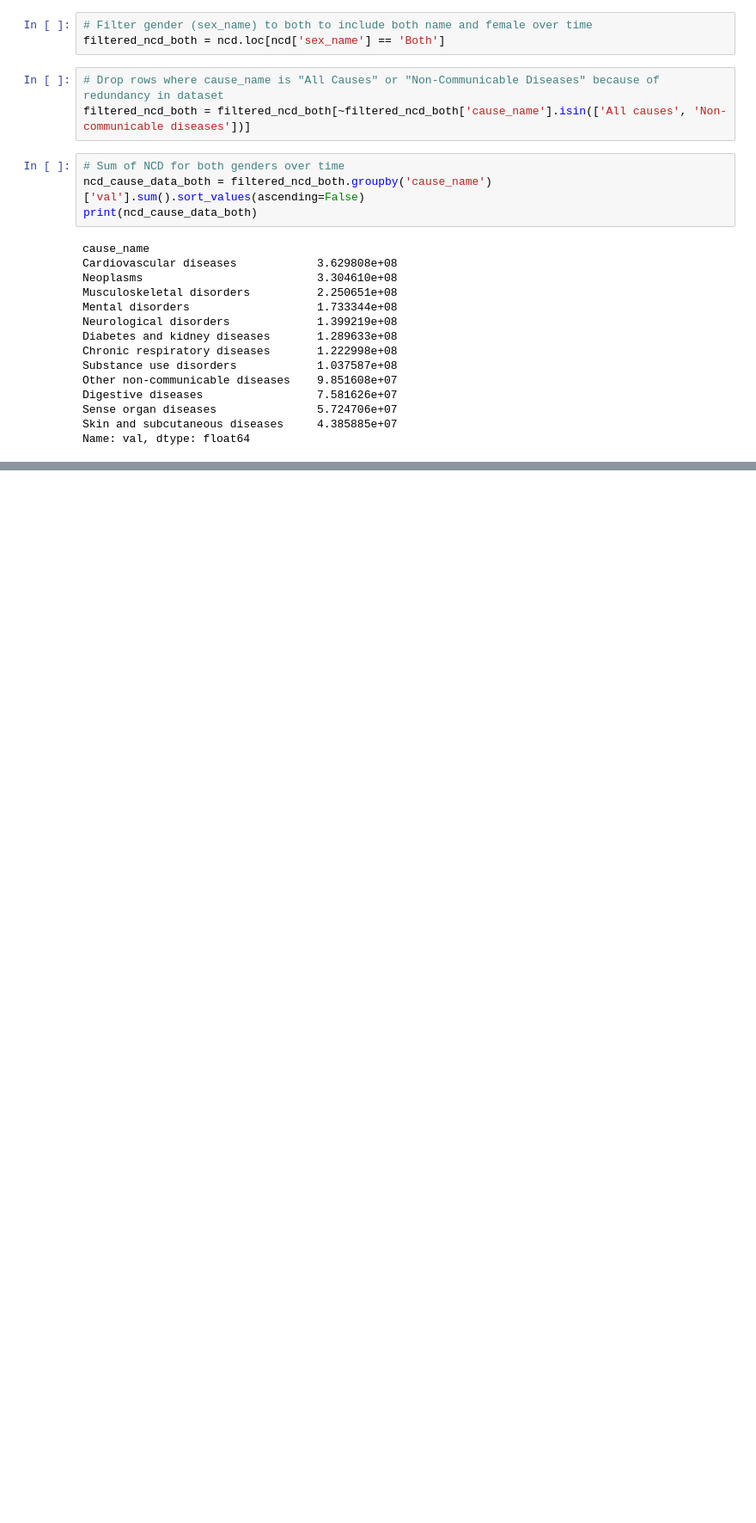
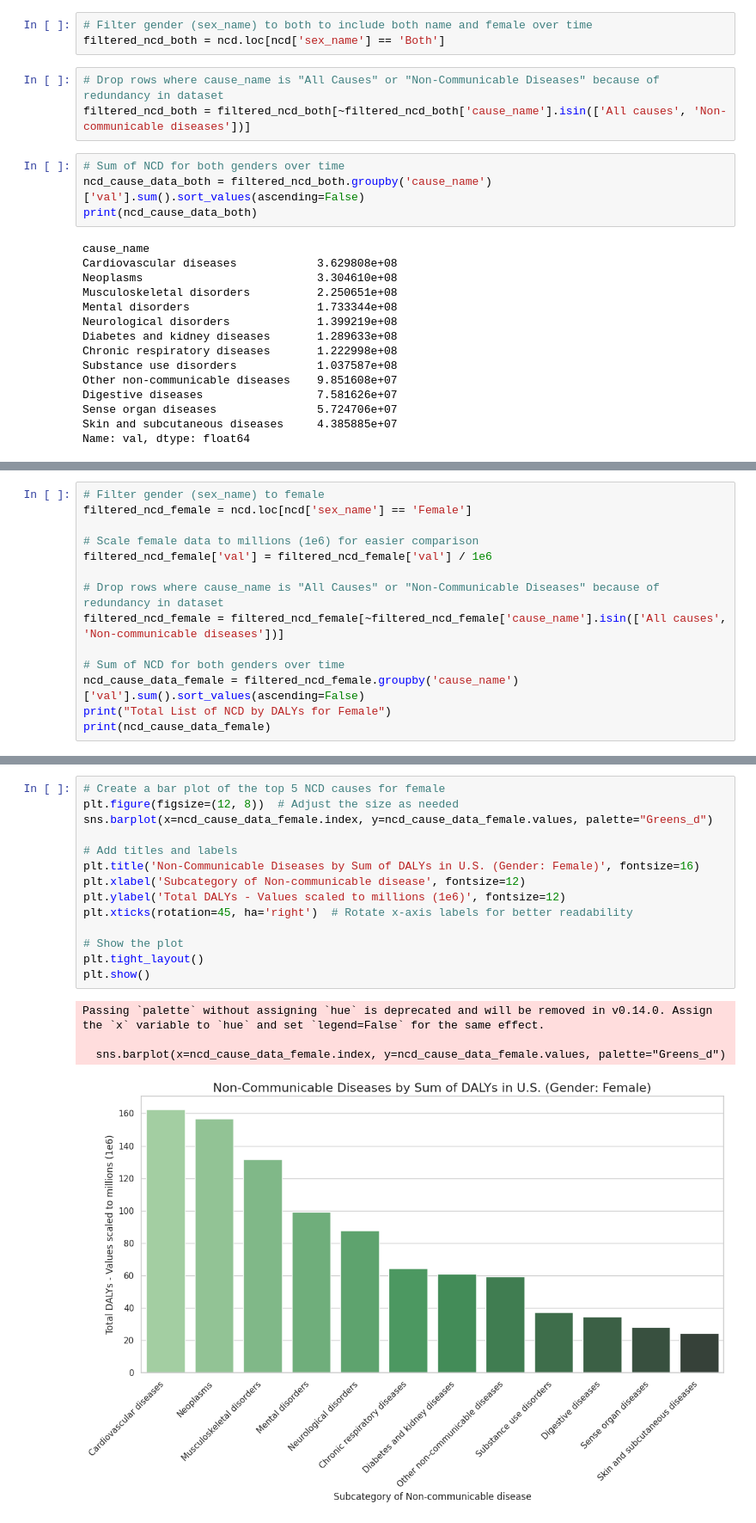
Before and after one commit to atoothman/DATA-70500, a Jupyter notebook: DATA_70500_Toothman_NonCommunicable_Diseases.ipynb, the cells around one changed output, grey strips where cells are left out. Shown: that part at 86% size. Saved outputs shown, nothing was run; the diff lists cells and outputs as text; blank space fills up the shorter version.

```diff
--- a/DATA_70500_Toothman_NonCommunicable_Diseases.ipynb
+++ b/DATA_70500_Toothman_NonCommunicable_Diseases.ipynb
@@ -145,0 +201,14 @@ Passing `palette` without assigning `hue` is deprecated and will be removed in v
+# %%
+# Filter gender (sex_name) to female
+filtered_ncd_female = ncd.loc[ncd['sex_name'] == 'Female']
+
+# Scale female data to millions (1e6) for easier comparison
+filtered_ncd_female['val'] = filtered_ncd_female['val'] / 1e6
+
+# Drop rows where cause_name is "All Causes" or "Non-Communicable Diseases" because of redundancy in dataset
+filtered_ncd_female = filtered_ncd_female[~filtered_ncd_female['cause_name'].isin(['All causes', 'Non-communicable diseases'])]
+
+# Sum of NCD for both genders over time
+ncd_cause_data_female = filtered_ncd_female.groupby('cause_name')['val'].sum().sort_values(ascending=False)
+print("Total List of NCD by DALYs for Female")
+print(ncd_cause_data_female)
@@ -145,0 +236,19 @@ Passing `palette` without assigning `hue` is deprecated and will be removed in v
+# %%
+# Create a bar plot of the top 5 NCD causes for female
+plt.figure(figsize=(12, 8))  # Adjust the size as needed
+sns.barplot(x=ncd_cause_data_female.index, y=ncd_cause_data_female.values, palette="Greens_d")
+
+# Add titles and labels
+plt.title('Non-Communicable Diseases by Sum of DALYs in U.S. (Gender: Female)', fontsize=16)
+plt.xlabel('Subcategory of Non-communicable disease', fontsize=12)
+plt.ylabel('Total DALYs - Values scaled to millions (1e6)', fontsize=12)
+plt.xticks(rotation=45, ha='right')  # Rotate x-axis labels for better readability
+
+# Show the plot
+plt.tight_layout()
+plt.show()
+# %% [output]
+Passing `palette` without assigning `hue` is deprecated and will be removed in v0.14.0. Assign the `x` variable to `hue` and set `legend=False` for the same effect.
+
+  sns.barplot(x=ncd_cause_data_female.index, y=ncd_cause_data_female.values, palette="Greens_d")
+[figure, added]
```
Also changed, not shown: parts of 16 cells of this notebook.
